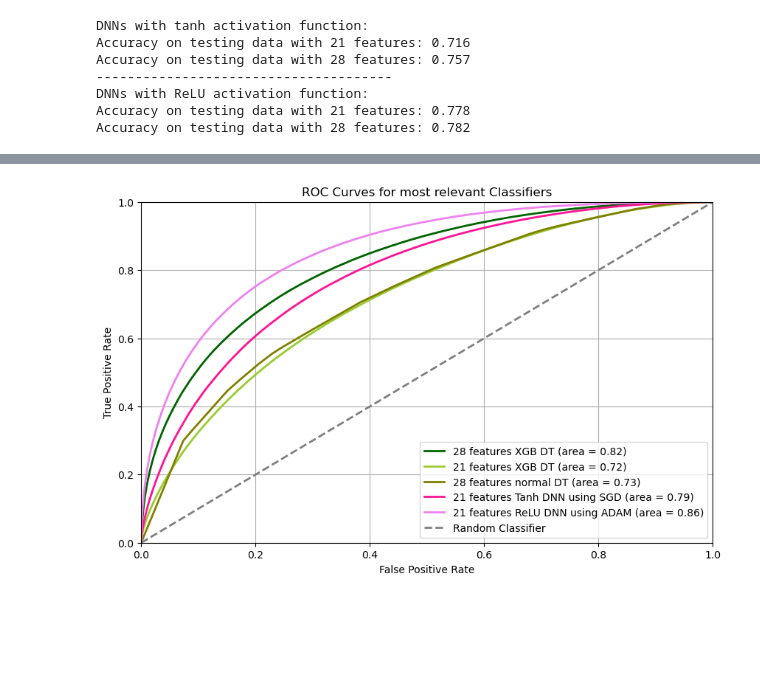
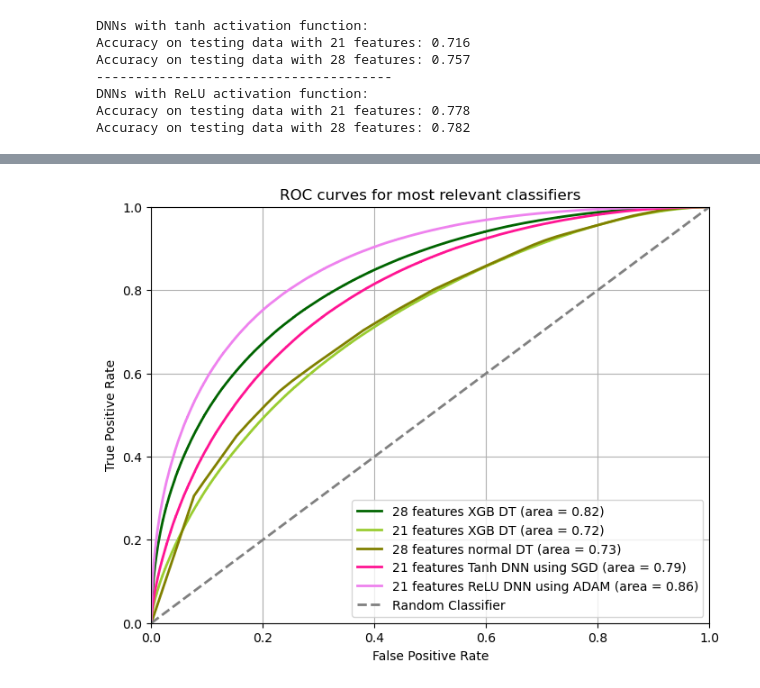
Before and after one commit to lbovet8/phys152-2026, a Jupyter notebook: Projects/HiggsProject.ipynb, the cells around one changed output, grey strips where cells are left out. Cells and saved outputs as stored; diff of their text form; code cells hidden in the pictures; blank space fills up the shorter version.

```diff
--- a/Projects/HiggsProject.ipynb
+++ b/Projects/HiggsProject.ipynb
@@ -272,7 +265,7 @@ def plot_confusion_matrix_dt(decision_tree, testing_input_data, testing_output_d
 # %%
 def plot_roc_curves(testing_output_data_array, y_pred_probab_array, label_str_array, title_str, color_array):
 
-    plt.figure(figsize=(10, 6))
+    plt.figure(figsize=(8, 6))
 
     #calculate
     for i, y_pred_probab in enumerate(y_pred_probab_array):
@@ -736,19 +737,19 @@ plot_roc_curves(testing_output_data_array, y_pred_probab_array, label_str_array,
 # %%
 # Plotting ROC Curves for DNN with 21 features vs best DTs
 testing_output_data_array = [y_test, y_test, y_test, # DTs
                              y_true_low, y_true_low_relu] #DNN
 
 y_pred_probab_array = [y_pred_proba_xgbclf_high, y_pred_proba_xgbclf_low, y_pred_proba_dt_high, # DTs
                        y_pred_proba_low, y_pred_proba_low_relu] #DNNs
 
 label_str_array = ['28 features XGB DT', '21 features XGB DT', '28 features normal DT',
                    '21 features Tanh DNN using SGD', '21 features ReLU DNN using ADAM']
 
-title_str = 'ROC Curves for most relevant Classifiers'
+title_str = 'ROC curves for most relevant classifiers'
 
 color_array = ['darkgreen', 'yellowgreen','olive',
                'deeppink', 'violet']
 
 plot_roc_curves(testing_output_data_array, y_pred_probab_array, label_str_array, title_str, color_array)
 # %% [output]
-[figure, old version]
+[figure, new version]
```
Also changed, not shown: parts of 13 cells of this notebook.
